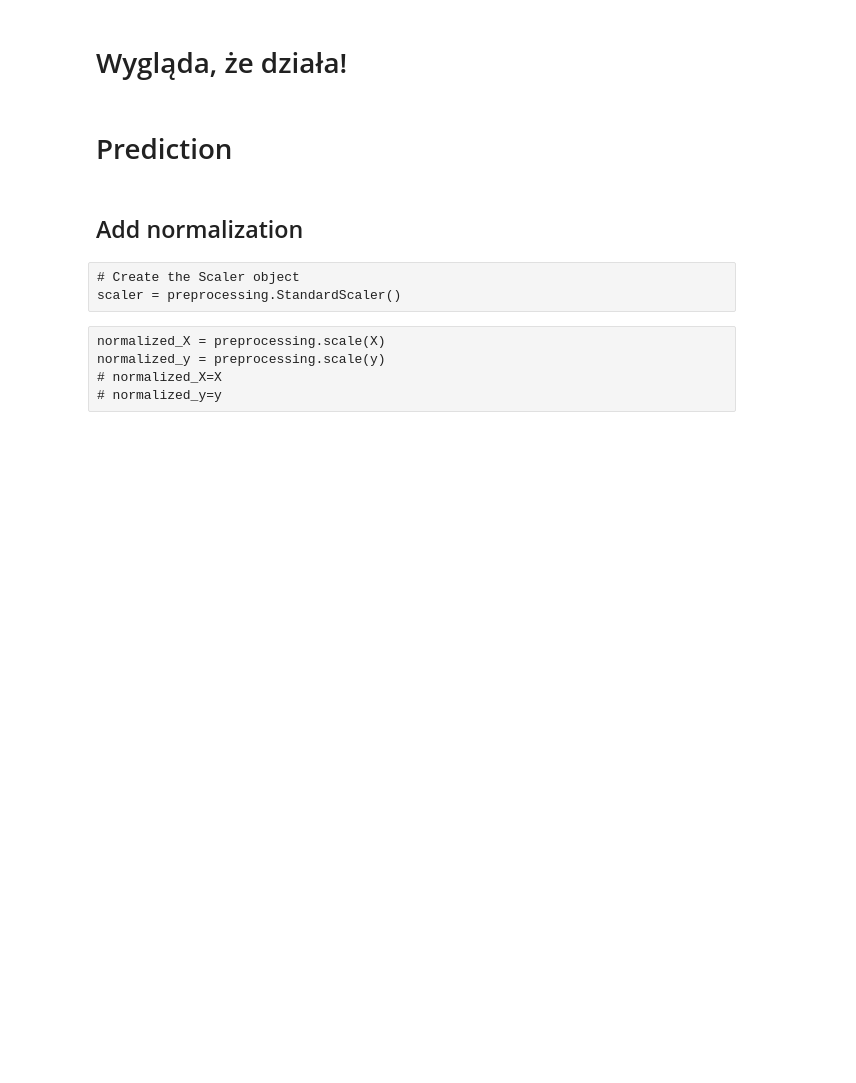
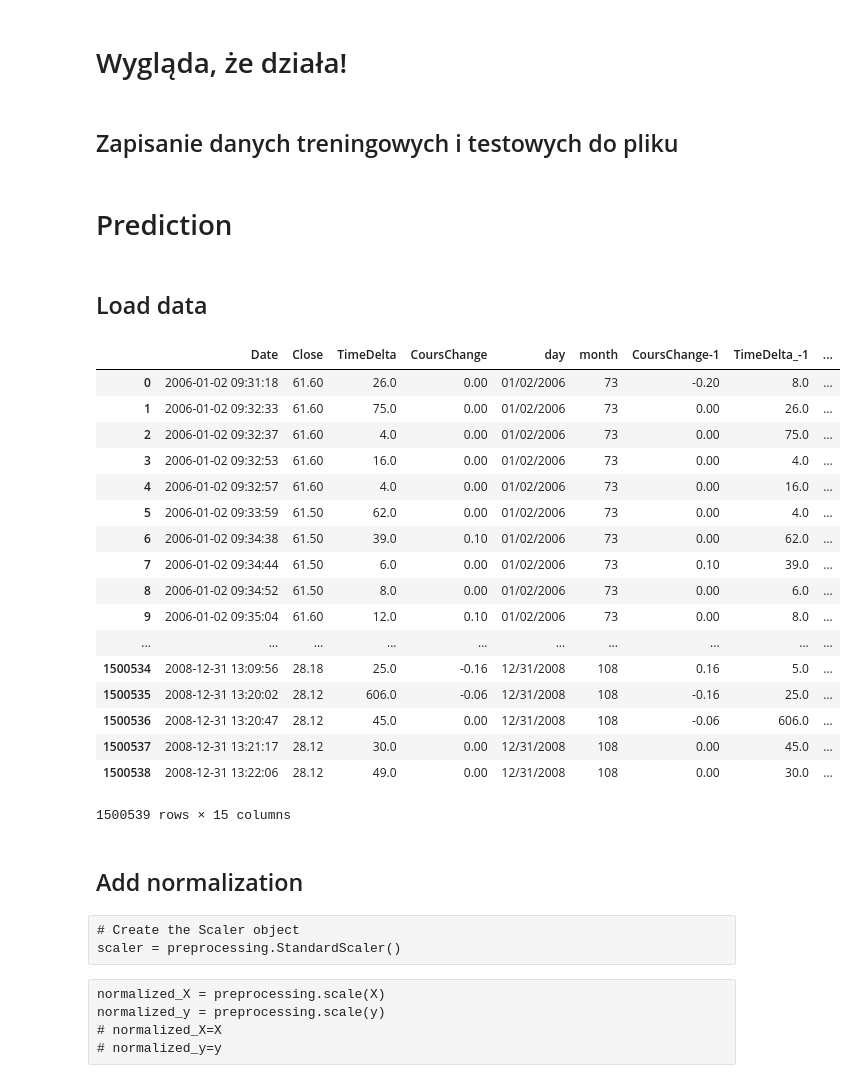
Before and after one commit to Moribund7/kghm_forecasting, a Jupyter notebook: notebooks/Prediction.ipynb, the cells around one changed output. Cells and saved outputs as stored; diff of their text form; code cells hidden in the pictures; blank space fills up the shorter version.

Commit message:
Save test,train set

```diff
--- a/notebooks/Prediction.ipynb
+++ b/notebooks/Prediction.ipynb
@@ -17,6 +17,9 @@ mozna zsporbowac dane gdzie nic sie nie zmienilo tez wyrzucic
 # %%
 import pandas as pd
 import matplotlib.pyplot as plt
+# %%
+df_test_path='../data/df_test'
+df_train_path='../data/df_train'
 # %%
 path='../data/KGHM_clear.csv'
 df=pd.read_pickle(path)
@@ -129,3 +215,5 @@ df_merged.TimeDelta.hist(ax=ax,bins=100, bottom=0.1)
 ax.set_yscale('log')
 ax.set_title('TimeDelta after removing days breaks')
 plt.show()
+# %% [markdown]
+## Zapisanie danych treningowych i testowych do pliku
@@ -135,6 +228,30 @@ plt.show()
 from sklearn.linear_model import LinearRegression
 from sklearn import preprocessing, model_selection, svm
 import numpy as np
+# %% [markdown]
+## Load data
+# %%
+x=pd.read_pickle(df_test_path)
+x
+# %% [output]
+|  | Date | Close | TimeDelta | CoursChange | day | month | CoursChange-1 | TimeDelta_-1 | ... |
+| 0 | 2006-01-02 09:31:18 | 61.60 | 26.0 | 0.00 | 01/02/2006 | 73 | -0.20 | 8.0 | ... |
+| 1 | 2006-01-02 09:32:33 | 61.60 | 75.0 | 0.00 | 01/02/2006 | 73 | 0.00 | 26.0 | ... |
+| 2 | 2006-01-02 09:32:37 | 61.60 | 4.0 | 0.00 | 01/02/2006 | 73 | 0.00 | 75.0 | ... |
+| 3 | 2006-01-02 09:32:53 | 61.60 | 16.0 | 0.00 | 01/02/2006 | 73 | 0.00 | 4.0 | ... |
+| 4 | 2006-01-02 09:32:57 | 61.60 | 4.0 | 0.00 | 01/02/2006 | 73 | 0.00 | 16.0 | ... |
+| 5 | 2006-01-02 09:33:59 | 61.50 | 62.0 | 0.00 | 01/02/2006 | 73 | 0.00 | 4.0 | ... |
+| 6 | 2006-01-02 09:34:38 | 61.50 | 39.0 | 0.10 | 01/02/2006 | 73 | 0.00 | 62.0 | ... |
+| 7 | 2006-01-02 09:34:44 | 61.50 | 6.0 | 0.00 | 01/02/2006 | 73 | 0.10 | 39.0 | ... |
+| 8 | 2006-01-02 09:34:52 | 61.50 | 8.0 | 0.00 | 01/02/2006 | 73 | 0.00 | 6.0 | ... |
+| 9 | 2006-01-02 09:35:04 | 61.60 | 12.0 | 0.10 | 01/02/2006 | 73 | 0.00 | 8.0 | ... |
+| ... | ... | ... | ... | ... | ... | ... | ... | ... | ... |
+| 1500534 | 2008-12-31 13:09:56 | 28.18 | 25.0 | -0.16 | 12/31/2008 | 108 | 0.16 | 5.0 | ... |
+| 1500535 | 2008-12-31 13:20:02 | 28.12 | 606.0 | -0.06 | 12/31/2008 | 108 | -0.16 | 25.0 | ... |
+| 1500536 | 2008-12-31 13:20:47 | 28.12 | 45.0 | 0.00 | 12/31/2008 | 108 | -0.06 | 606.0 | ... |
+| 1500537 | 2008-12-31 13:21:17 | 28.12 | 30.0 | 0.00 | 12/31/2008 | 108 | 0.00 | 45.0 | ... |
+| 1500538 | 2008-12-31 13:22:06 | 28.12 | 49.0 | 0.00 | 12/31/2008 | 108 | 0.00 | 30.0 | ... |
+1500539 rows × 15 columns
 # %%
 def df_to_array(df,shuffle=True):
     '''
```
Also changed, not shown: parts of 9 cells of this notebook.
